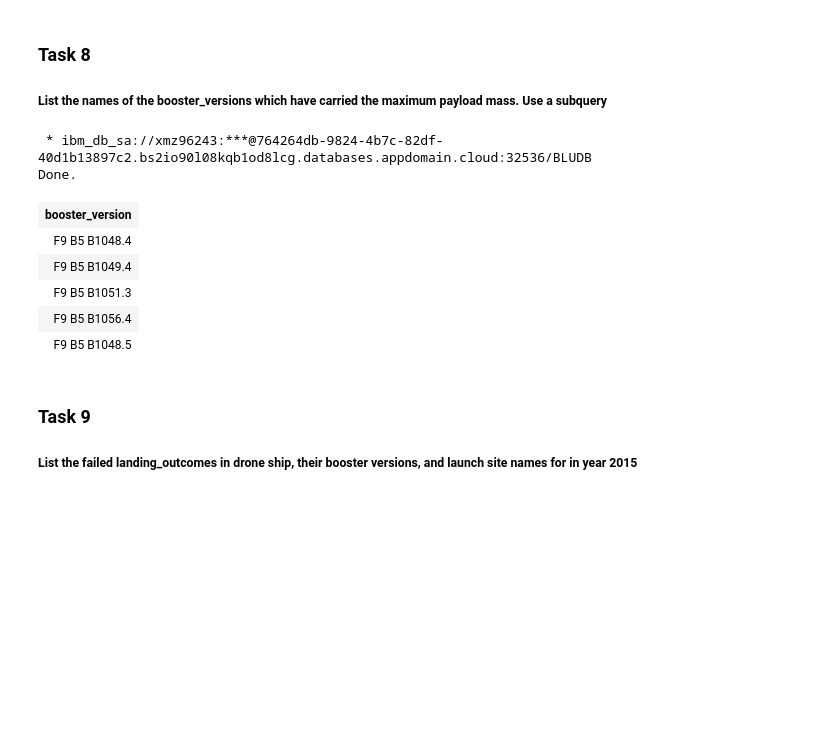
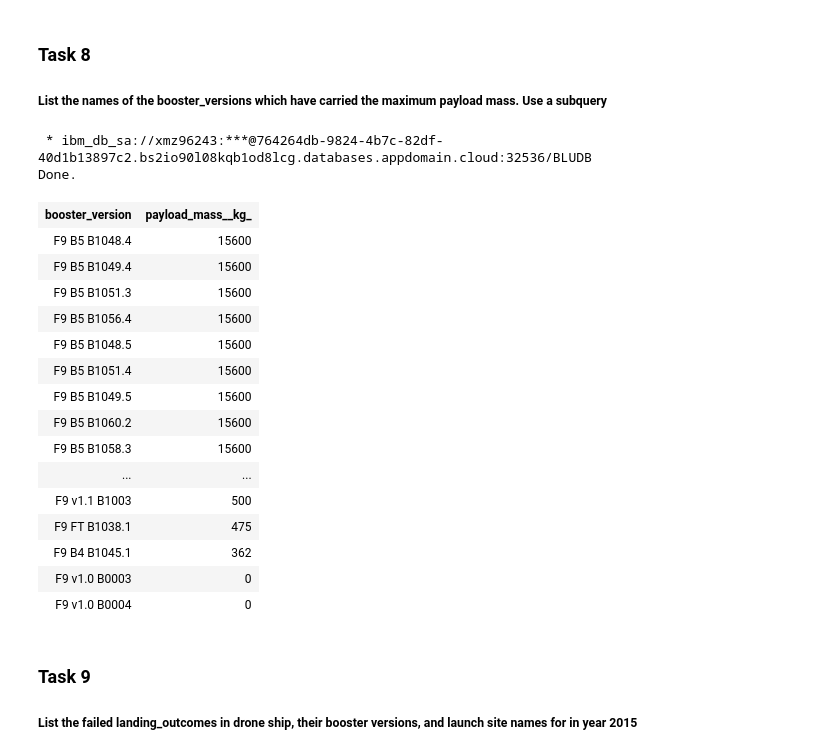
Before and after one commit to deepamit/DSCapstone, a Jupyter notebook: EDA with SQL.ipynb, the cells around one changed output. Drawn from its saved outputs; the diff is of its cells as text; code cells hidden in the pictures; blank space fills up the shorter version.

```diff
--- a/EDA with SQL.ipynb
+++ b/EDA with SQL.ipynb
@@ -250,17 +251,27 @@ Done.
 ##### List the   names of the booster_versions which have carried the maximum payload mass. Use a subquery
 # %%
 %%sql
-select booster_version from
-(select * from spacex order by payload_mass__kg_ desc)limit 5
+select booster_version, payload_mass__kg_ from
+(select * from spacex order by payload_mass__kg_ desc)
 # %% [output]
  * ibm_db_sa://xmz96243:***@764264db-9824-4b7c-82df-40d1b13897c2.bs2io90l08kqb1od8lcg.databases.appdomain.cloud:32536/BLUDB
 Done.
-| booster_version |
-| F9 B5 B1048.4 |
-| F9 B5 B1049.4 |
-| F9 B5 B1051.3 |
-| F9 B5 B1056.4 |
-| F9 B5 B1048.5 |
+| booster_version | payload_mass__kg_ |
+| F9 B5 B1048.4 | 15600 |
+| F9 B5 B1049.4 | 15600 |
+| F9 B5 B1051.3 | 15600 |
+| F9 B5 B1056.4 | 15600 |
+| F9 B5 B1048.5 | 15600 |
+| F9 B5 B1051.4 | 15600 |
+| F9 B5 B1049.5 | 15600 |
+| F9 B5 B1060.2 | 15600 |
+| F9 B5 B1058.3 | 15600 |
+| ... | ... |
+| F9 v1.1 B1003 | 500 |
+| F9 FT B1038.1 | 475 |
+| F9 B4 B1045.1 | 362 |
+| F9 v1.0 B0003 | 0 |
+| F9 v1.0 B0004 | 0 |
 # %% [markdown]
 ### Task 9
 
```
Also changed, not shown: parts of 4 cells of this notebook.
